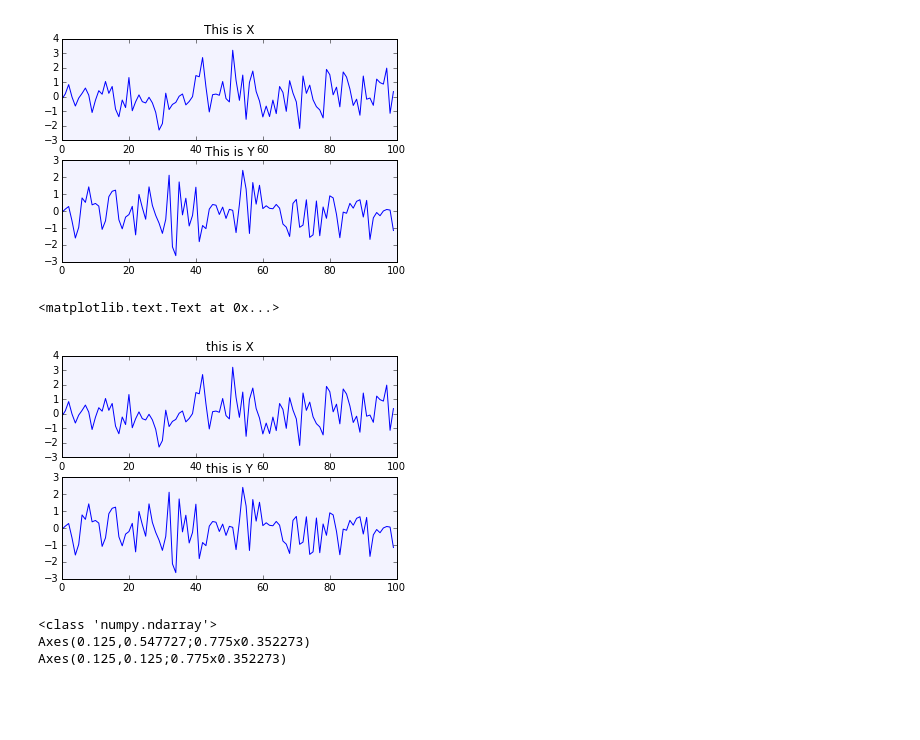
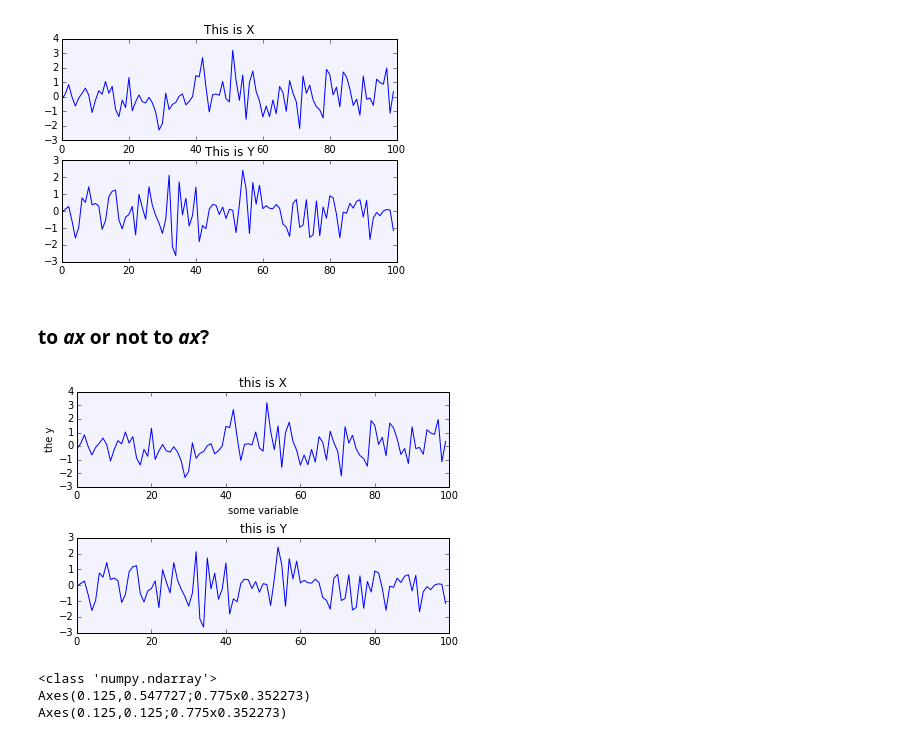
Before and after one commit to alexisperrier/gads, a Jupyter notebook: 05_visualization/py/Lesson 5 Notebook 1 Matplotlib.ipynb, the cells around one changed output. Drawn from its saved outputs; the diff is of its cells as text; code cells hidden in the pictures; blank space fills up the shorter version.

```diff
--- a/05_visualization/py/Lesson 5 Notebook 1 Matplotlib.ipynb
+++ b/05_visualization/py/Lesson 5 Notebook 1 Matplotlib.ipynb
@@ -61,21 +76,30 @@ ax2.set_title('This is Y')
 # %% [output]
 <matplotlib.text.Text at 0x...>
 [figure]
+# %% [markdown]
+### to *ax* or not to *ax*?
 # %%
-# Sequential style
+# If we don't specify the ax
+
 fig = plt.figure()
 plt.subplot(211)
 plt.plot(x)
 
-# you have to do all the on the above plot now
+# All operations are on the first  plot
 plt.title('this is X')
 
-
-# After that ca't go back to the X plot
+# switch to second plot
 plt.subplot(212)
 plt.plot(y)
 plt.title('this is Y')
+
+# you have to explicitly re select the first plot if you want to work on it
+plt.subplot(211)
+plt.xlabel('some variable')
+plt.ylabel('the y')
+
+# The magic command for space between plots
+plt.tight_layout(pad=1.0)
 # %% [output]
-<matplotlib.text.Text at 0x...>
-[figure, old version]
+[figure, new version]
 # %%
```
Also changed, not shown: parts of 19 cells of this notebook, 1 other file.
